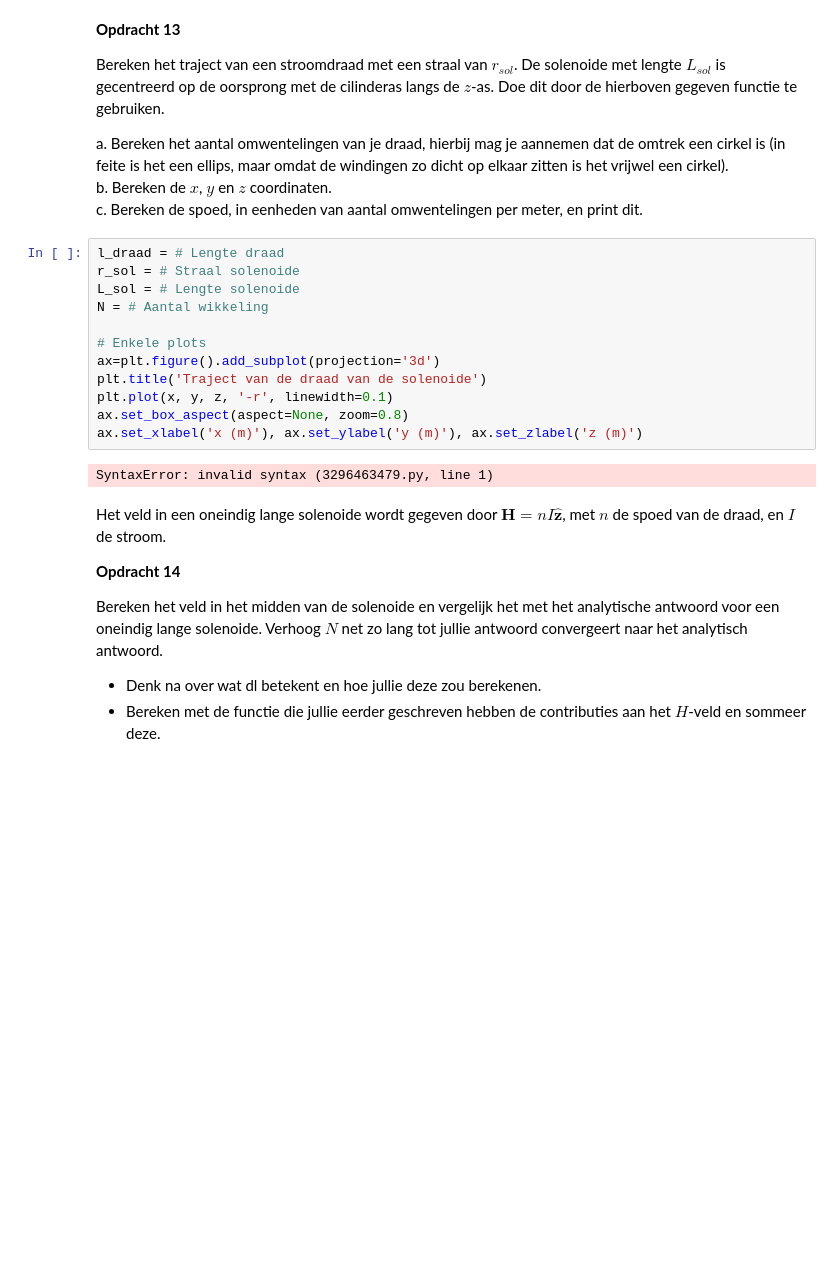
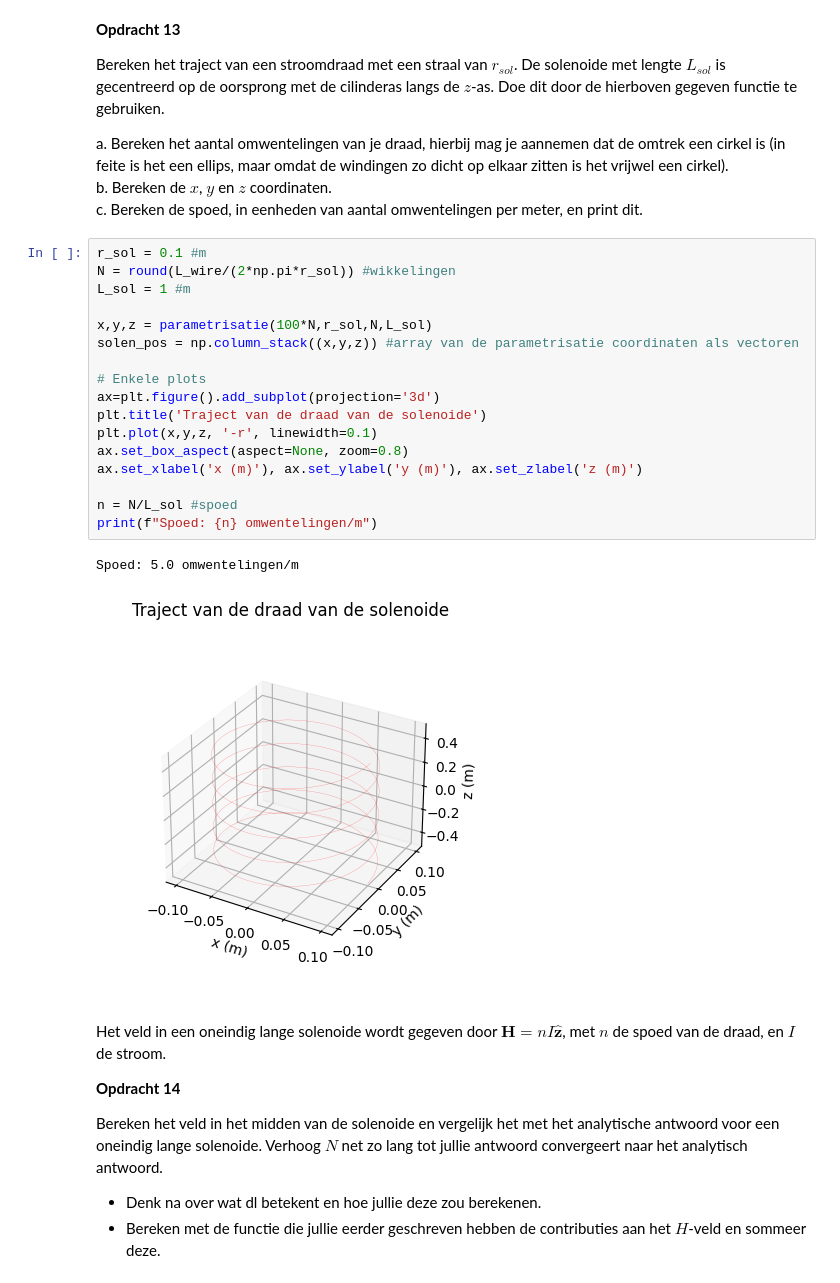
Before and after one commit to sjiemen/DEF_opdrachten_fork, a Jupyter notebook: DigitaleOntwerpopdrachten/2KrachtactuatorOpdracht/2KrachtactuatorOpdracht/KrachtactuatorOpdracht.ipynb, the cells around one changed output. Saved outputs shown, nothing was run; the diff lists cells and outputs as text; blank space fills up the shorter version.

```diff
--- a/DigitaleOntwerpopdrachten/2KrachtactuatorOpdracht/2KrachtactuatorOpdracht/KrachtactuatorOpdracht.ipynb
+++ b/DigitaleOntwerpopdrachten/2KrachtactuatorOpdracht/2KrachtactuatorOpdracht/KrachtactuatorOpdracht.ipynb
@@ -385,19 +410,25 @@ a. Bereken het aantal omwentelingen van je draad, hierbij mag je aannemen dat de
 b. Bereken de $x$, $y$ en $z$ coordinaten.\
 c. Bereken de spoed, in eenheden van aantal omwentelingen per meter, en print dit.
 # %%
-l_draad = # Lengte draad
-r_sol = # Straal solenoide
-L_sol = # Lengte solenoide
-N = # Aantal wikkeling
+r_sol = 0.1 #m
+N = round(L_wire/(2*np.pi*r_sol)) #wikkelingen
+L_sol = 1 #m
+
+x,y,z = parametrisatie(100*N,r_sol,N,L_sol)
+solen_pos = np.column_stack((x,y,z)) #array van de parametrisatie coordinaten als vectoren
 
 # Enkele plots
 ax=plt.figure().add_subplot(projection='3d')
 plt.title('Traject van de draad van de solenoide')
-plt.plot(x, y, z, '-r', linewidth=0.1)
+plt.plot(x,y,z, '-r', linewidth=0.1)
 ax.set_box_aspect(aspect=None, zoom=0.8)
 ax.set_xlabel('x (m)'), ax.set_ylabel('y (m)'), ax.set_zlabel('z (m)')
+
+n = N/L_sol #spoed
+print(f"Spoed: {n} omwentelingen/m")
 # %% [output]
-SyntaxError: invalid syntax (3296463479.py, line 1)
+Spoed: 5.0 omwentelingen/m
+[figure, added]
 # %% [markdown]
 Het veld in een oneindig lange solenoide wordt gegeven door $\mathbf{H} = n I \hat{\mathbf{z}}$, met $n$ de spoed van de draad, en $I$ de stroom.
 
```
Also changed, not shown: parts of 23 cells of this notebook.
